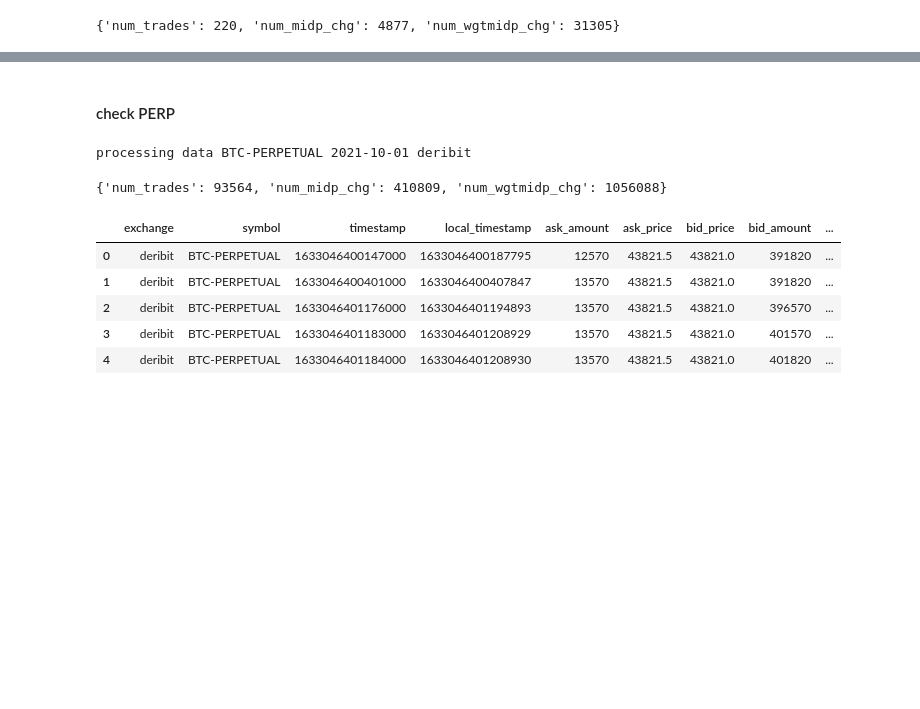
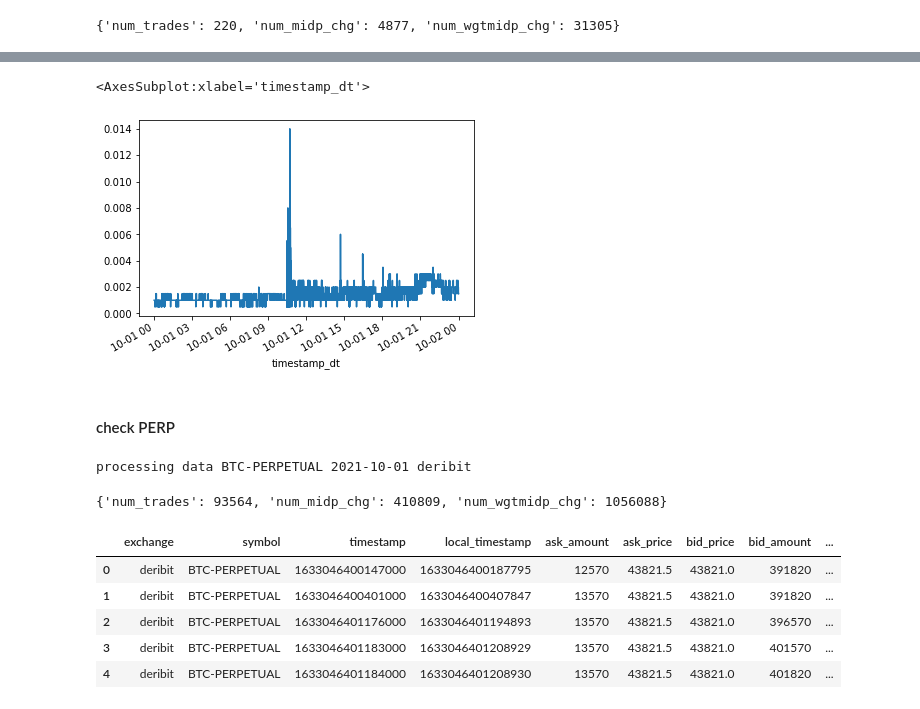
Before and after one commit to webclinic017/cdcqr-1, a Jupyter notebook: cdcqr/analytics/derivatives/deribit/quoto_and_trade_analysis.ipynb, the cells around one changed output, grey strips where cells are left out. Cells and saved outputs as stored; diff of their text form; code cells hidden in the pictures; blank space fills up the shorter version.

Commit message:
quote plots

```diff
--- a/cdcqr/analytics/derivatives/deribit/quoto_and_trade_analysis.ipynb
+++ b/cdcqr/analytics/derivatives/deribit/quoto_and_trade_analysis.ipynb
@@ -40,3 +46,8 @@ ret_df.head()
+# %%
+ret_df.set_index('timestamp_dt')['spread'].plot()
+# %% [output]
+<AxesSubplot:xlabel='timestamp_dt'>
+[figure, added]
 # %% [markdown]
 #### check PERP
 # %%
```
Also changed, not shown: parts of 4 cells of this notebook, 24 other files.
